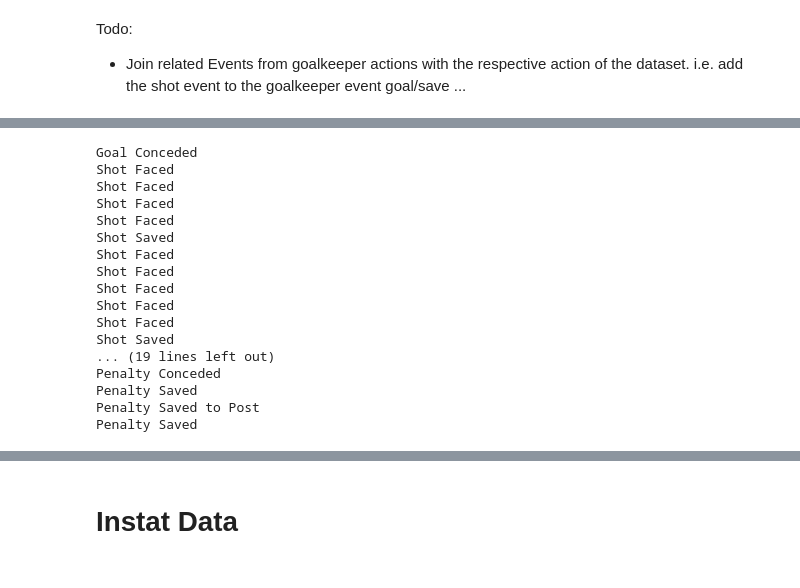
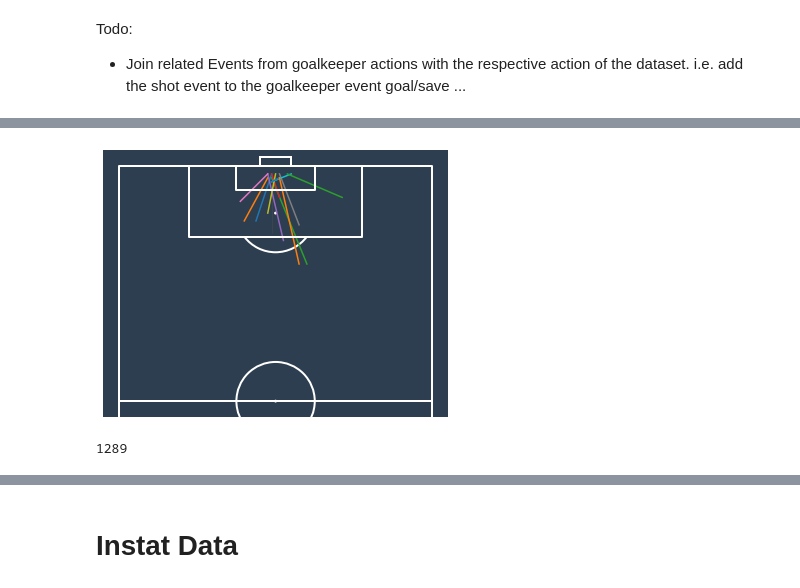
Before and after one commit to keepertrainer78698/youth-base, a Jupyter notebook: goalkeeping/int-goalkeeping/events.ipynb, the cells around one changed output, grey strips where cells are left out. Saved outputs shown, nothing was run; the diff lists cells and outputs as text; code cells hidden in the pictures.

```diff
--- a/goalkeeping/int-goalkeeping/events.ipynb
+++ b/goalkeeping/int-goalkeeping/events.ipynb
@@ -163,0 +283,13 @@ gk_exp = merge_gk['goalkeeper'].apply(pd.Series)
+# %%
+for i in range(len(shot_model)):
+    x_val = [int(shot_model['gk_pos_x'][i]), int(shot_model['shot_pos_x'][i])]
+    x_dis_gl = 40 - int(shot_model['shot_pos_x'][i])
+    y_val = [int(shot_model['gk_pos_y'][i]), int(shot_model['shot_pos_y'][i])]
+    y_dis_gl = 120 -  int(shot_model['shot_pos_y'][i])
+    hypot = np.hypot(x_dis_gl, y_dis_gl)
+    # cos = x_dis_gl / hypot
+    cos = x_dis_gl / hypot
+    rad = np.arccos(cos)
+    deg = np.rad2deg(rad/2)
+    print('Hypotenuse: ' + str(hypot) + ' Ankathete: ' + str(x_dis_gl) + ' Gegenkathete: ' + str(y_dis_gl))
+    print('Kosinus: ' + str(cos) + ' Arcos: ' + str(rad) + ' Winkel: ' + str(deg))
@@ -163,0 +314,31 @@ gk_exp = merge_gk['goalkeeper'].apply(pd.Series)
+# %%
+from mplsoccer import Pitch, VerticalPitch
+# from matplotlib.colors import LinearSegmentedColormap
+
+# flamingo_map = LinearSegmentedColormap.from_list("Flaming - 10 colors",
+#                                                        ['#e3aca7', '#c03a1d'], N=10)
+
+#pitch = Pitch(pitch_color='#2C3E50', line_color='#FFFFFF', pitch_type='statsbomb')
+pitch = VerticalPitch(pitch_color='#2C3E50', line_color='#FFFFFF', pitch_type='statsbomb', line_zorder=2, half=True, goal_type='box')
+#pitch = VerticalPitch(pitch_color='#2C3E50', line_color='#FFFFFF', pitch_type='statsbomb', line_zorder=2)
+fig, ax =pitch.draw()
+# sns.scatterplot(data=shot_model, x=shot_model['gk_pos_x'], y=shot_model['gk_pos_y'], hue='shot_outcome')
+# sns.scatterplot(data=shot_model, x=shot_model['shot_pos_x'], y=shot_model['shot_pos_y'], hue='shot_outcome')
+
+#sns.lineplot(data=shot_model, x=[shot_model['gk_pos_x'], shot_model['gk_pos_y']], y=[shot_model['shot_pos_x'], shot_model['shot_pos_y']])
+for i in range(len(shot_model)):
+    x_val = [int(shot_model['gk_pos_x'][i]), int(shot_model['shot_pos_x'][i])]
+    x_dis = int(shot_model['gk_pos_x'][i]) - int(shot_model['shot_pos_x'][i])
+    y_val = [int(shot_model['gk_pos_y'][i]), int(shot_model['shot_pos_y'][i])]
+    y_dis = int(shot_model['gk_pos_y'][i]) -  int(shot_model['shot_pos_y'][i])
+    sns.lineplot(x=x_val,
+            y=y_val)
+    # sns.lineplot(x=[40, int(shot_model['shot_pos_x'][i])],
+    #          y=[120, int(shot_model['shot_pos_y'][i])])
+    # print(x_val, y_val)
+    # print(x_dis, y_dis)
+    # print(np.hypot(x_dis, y_dis))
+
+plt.show()
+# %% [output]
+[figure, added]
@@ -164 +401,5 @@ gk_exp = merge_gk['goalkeeper'].apply(pd.Series)
+# %%
+len(events[events['event_name'] == 'Shot'])
+# %% [output]
+1289
 # %%
@@ -167,26 +418,3 @@ pos_exp = pd.concat([name_exp.drop(['position'], axis=1), name_exp['position'].a
 
 #for column in gk_exp:
     #gk_exp[column] = gk_exp.apply(pd.concat([gk_exp.drop([column], axis=1), gk_exp[column].apply(pd.Series)], axis=1))
-# %%
-for i in gk_exp['type'].values:
-    for k, v in i.items():
-        if k == 'name':
-            print(v)
-# %% [output]
-Goal Conceded
-Shot Faced
-Shot Faced
-Shot Faced
-Shot Faced
-Shot Saved
-Shot Faced
-Shot Faced
-Shot Faced
-Shot Faced
-Shot Faced
-Shot Saved
-... (19 lines left out)
-Penalty Conceded
-Penalty Saved
-Penalty Saved to Post
-Penalty Saved
```
Also changed, not shown: parts of 19 cells of this notebook, 8 other files.
